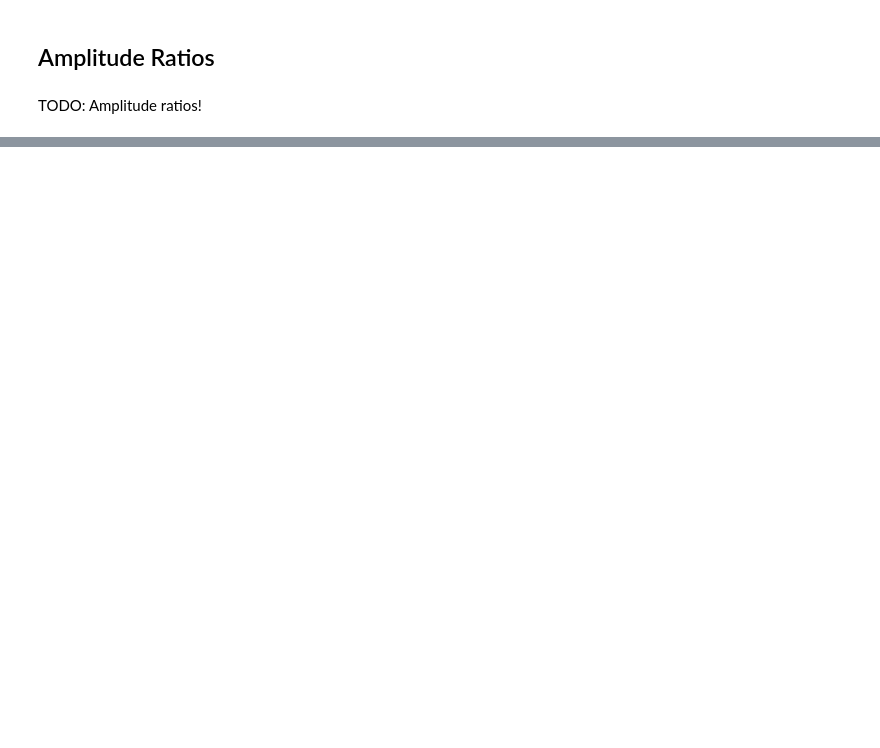
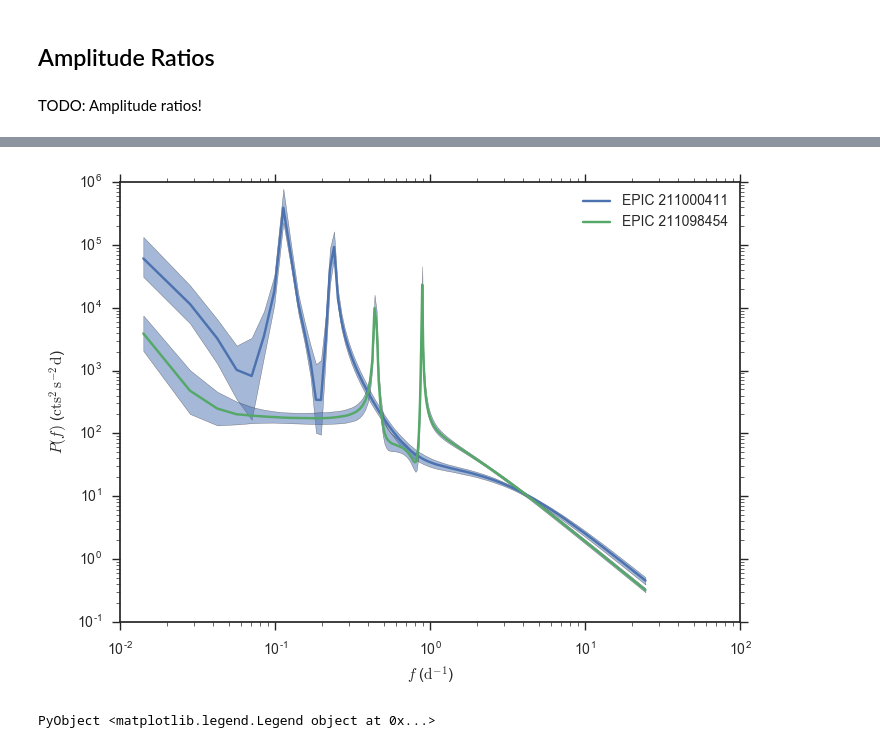
Before and after one commit to afcarl/PleiadesStars, a Jupyter notebook: CARMA.ipynb, the cells around one changed output, grey strips where cells are left out. Saved outputs shown, nothing was run; the diff lists cells and outputs as text; code cells hidden in the pictures; blank space fills up the shorter version.

Commit message:
Added (7,6) CARMA analysis, update to CARMA notebook.

```diff
--- a/CARMA.ipynb
+++ b/CARMA.ipynb
@@ -266,0 +281,9 @@ TODO: Amplitude ratios!
+# %%
+ns976 = open(deserialize, "epic211098454-CARMA/state-7-6.dat", "r")
+ns076 = open(deserialize, "epic211000411-CARMA/state-7-6.dat", "r")
+ps076 = EnsembleNest.postsample(ns076)
+ps976 = EnsembleNest.postsample(ns976)
+post076 = Kalman.CARMAKalmanPosterior(lc0[:,1], lc0[:,2], lc0[:,3], 7, 6)
+post976 = Kalman.CARMAKalmanPosterior(lc9[:,1], lc9[:,2], lc9[:,3], 7, 6)
+nps076 = size(ps076, 2)
+nps976 = size(ps976, 2)
@@ -266,0 +292,3 @@ TODO: Amplitude ratios!
+# %%
+psds076 = Kalman.psd(post076, ps076[:, rand(1:nps076, 1000)], fs0)
+psds976 = Kalman.psd(post976, ps976[:, rand(1:nps976, 1000)], fs9)
@@ -266,0 +315,7 @@ TODO: Amplitude ratios!
+# %%
+plot_psd(fs0, psds076)
+plot_psd(fs9, psds976)
+legend([name0, name9], loc="upper right")
+# %% [output]
+[figure, added]
+PyObject <matplotlib.legend.Legend object at 0x...>
```
Also changed, not shown: parts of 20 cells of this notebook, 4 other files.
